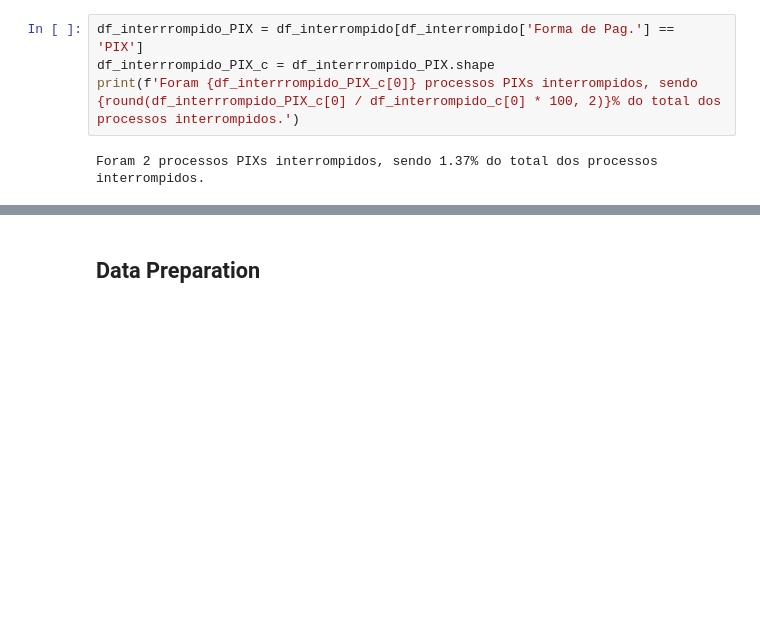
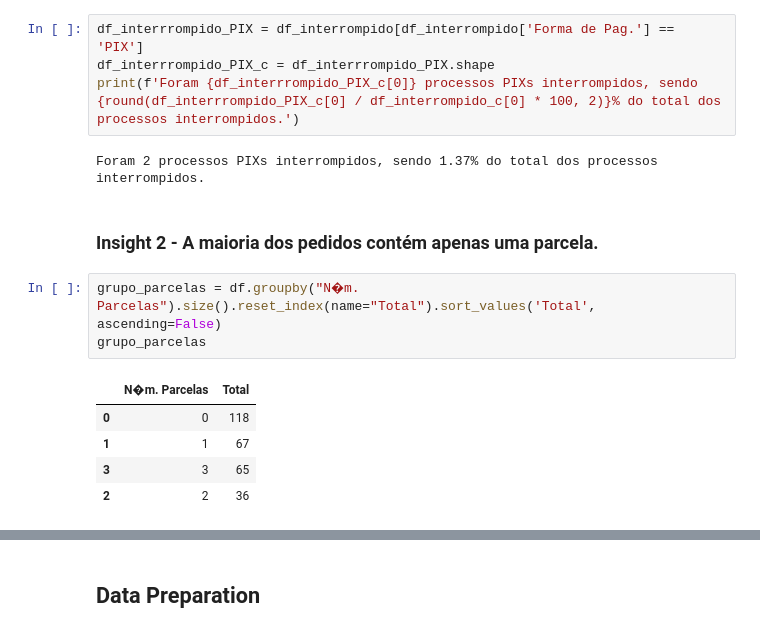
Before and after one commit to michelprosite/Projeto_DM, a Jupyter notebook: scraper.ipynb, the cells around one changed output, grey strips where cells are left out. Drawn from its saved outputs; the diff is of its cells as text; blank space fills up the shorter version.

```diff
--- a/scraper.ipynb
+++ b/scraper.ipynb
@@ -153,3 +192,14 @@ df_interrrompido_PIX_c = df_interrrompido_PIX.shape
 print(f'Foram {df_interrrompido_PIX_c[0]} processos PIXs interrompidos, sendo {round(df_interrrompido_PIX_c[0] / df_interrompido_c[0] * 100, 2)}% do total dos processos interrompidos.')
 # %% [output]
 Foram 2 processos PIXs interrompidos, sendo 1.37% do total dos processos interrompidos.
+# %% [markdown]
+### Insight 2 - A maioria dos pedidos contém apenas uma parcela.
+# %%
+grupo_parcelas = df.groupby("N�m. Parcelas").size().reset_index(name="Total").sort_values('Total', ascending=False)
+grupo_parcelas
+# %% [output]
+|  | N�m. Parcelas | Total |
+| 0 | 0 | 118 |
+| 1 | 1 | 67 |
+| 3 | 3 | 65 |
+| 2 | 2 | 36 |
```
Also changed, not shown: parts of 26 cells of this notebook.
